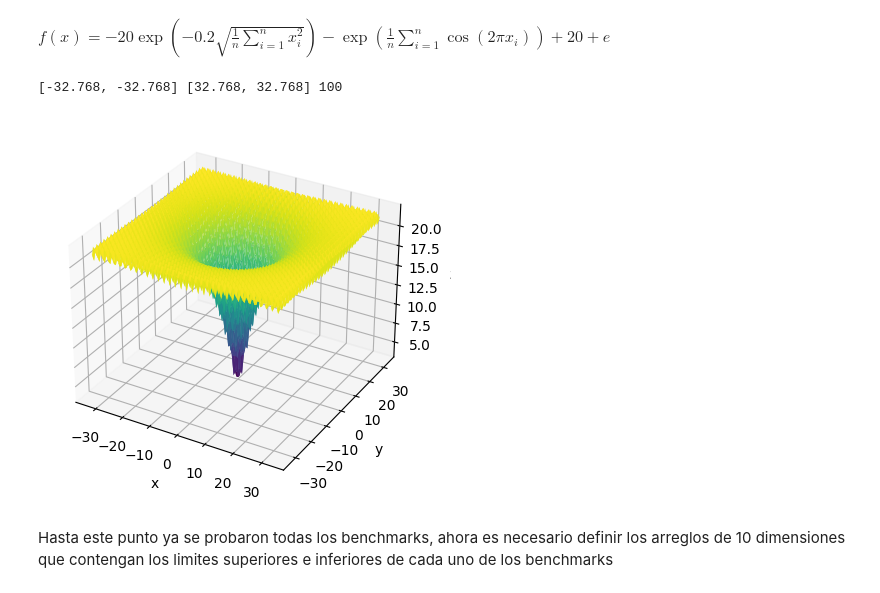
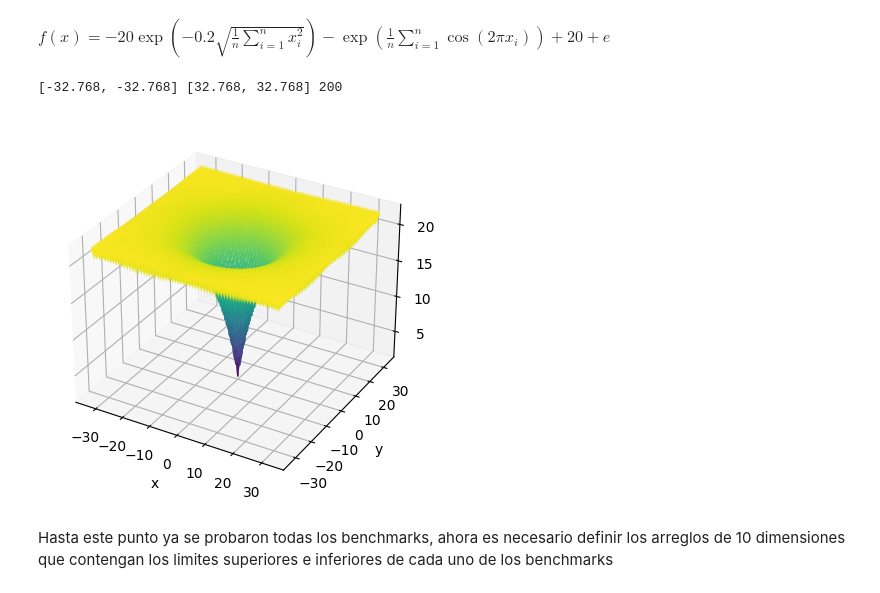
Before and after one commit to Jesus105/algoritmosGeneticos-codificacionBinaria, a Jupyter notebook: p2.ipynb, the cells around one changed output. Drawn from its saved outputs; the diff is of its cells as text; code cells hidden in the pictures.

```diff
--- a/p2.ipynb
+++ b/p2.ipynb
@@ -84,17 +84,17 @@ $f(x) = -20\exp\left(-0.2\sqrt{\frac{1}{n}\sum_{i=1}^{n}x_i^2}\right)-\exp\left(
 # %%
 def ackley_function(x):
     x = np.array(x)
     n = len(x)
     sum1 = np.sum(x**2)
     sum2 = np.sum(np.cos(2*math.pi*x))
     term1 = -20 * math.exp(-0.2 * math.sqrt(sum1/n))
     term2 = -math.exp(sum2/n)
-    return term1 + term2 + 20 + math.e
+    return term1 + term2 + 20 + np.e
 
-plotFunction([-32.768,-32.768], [32.768,32.768],100,ackley_function)
+plotFunction([-32.768,-32.768], [32.768,32.768],200,ackley_function)
 # %% [output]
-[-32.768, -32.768] [32.768, 32.768] 100
+[-32.768, -32.768] [32.768, 32.768] 200
-[figure, old version]
+[figure, new version]
 # %%
 def calculaAptitud(X, mode):
   if mode == 0:
```
Also changed, not shown: parts of 4 cells of this notebook.
